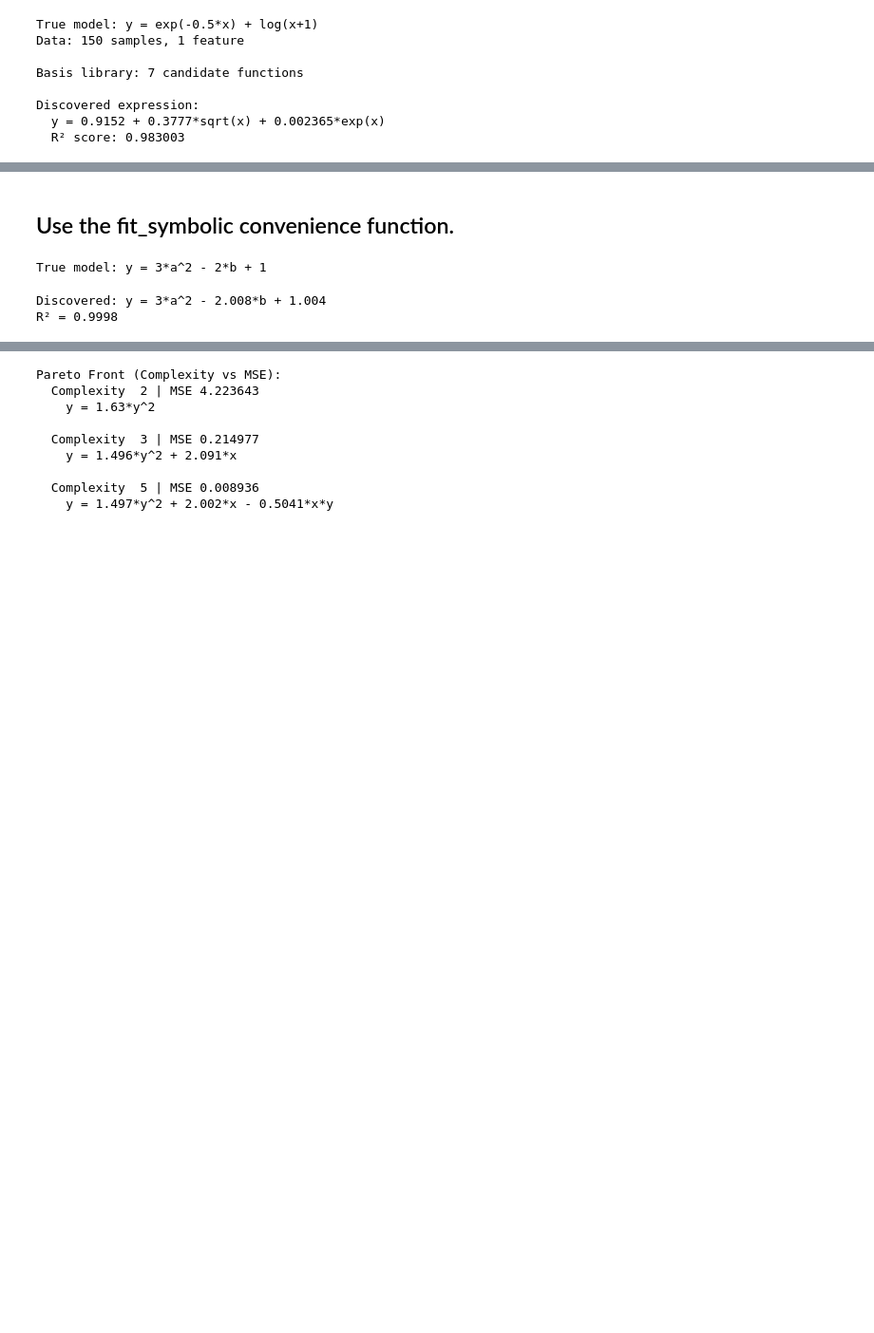
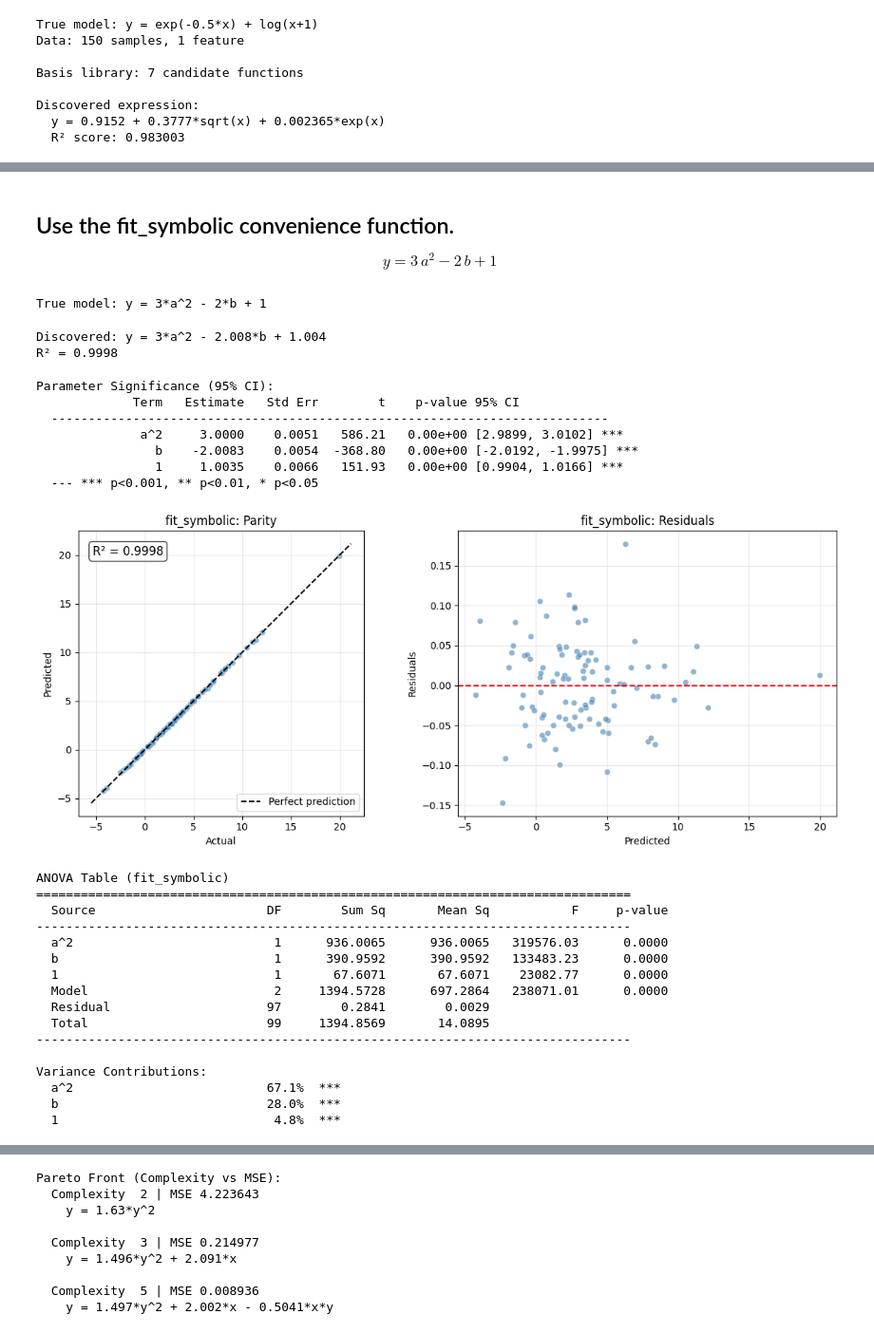
Before and after one commit to jkitchin/jaxsr, a Jupyter notebook: docs/examples/basic_usage.ipynb, the cells around one changed output, grey strips where cells are left out. Shown at 95% size. Saved outputs shown, nothing was run; the diff lists cells and outputs as text; code cells hidden in the pictures; blank space fills up the shorter version.

```diff
--- a/docs/examples/basic_usage.ipynb
+++ b/docs/examples/basic_usage.ipynb
@@ -116,5 +282,7 @@ Discovered expression:
 # %% [markdown]
 ## Use the fit_symbolic convenience function.
+
+$$y = 3\,a^2 - 2\,b + 1$$
 # %%
 # Generate data
 np.random.seed(42)
@@ -139,5 +307,83 @@ print(f"R² = {model.score(jnp.array(X), jnp.array(y)):.4f}")
 True model: y = 3*a^2 - 2*b + 1
 Discovered: y = 3*a^2 - 2.008*b + 1.004
 R² = 0.9998
+# %%
+# Parameter significance, diagnostics, and ANOVA
+intervals = model.coefficient_intervals(alpha=0.05)
+X_fit, y_fit = jnp.array(X), jnp.array(y)
+n_obs, k_terms = len(np.asarray(y_fit)), len(model.selected_features_)
+df_resid = n_obs - k_terms
+
+print("Parameter Significance (95% CI):")
+print(f"  {'Term':>15s} {'Estimate':>10s} {'Std Err':>9s} {'t':>8s} {'p-value':>10s} 95% CI")
+print("  " + "-" * 75)
+for name, (est, lo, hi, se) in intervals.items():
+    t_val = est / se if abs(se) > 1e-15 else float("inf")
+    p_val = float(2 * (1 - sp_stats.t.cdf(abs(t_val), df_resid))) if df_resid > 0 else 0.0
+    sig = "***" if p_val < 0.001 else ("**" if p_val < 0.01 else ("*" if p_val < 0.05 else ""))
+    print(f"  {name:>15s} {est:10.4f} {se:9.4f} {t_val:8.2f} {p_val:10.2e} [{lo:.4f}, {hi:.4f}] {sig}")
+print("  --- *** p<0.001, ** p<0.01, * p<0.05")
+
+y_pred = model.predict(X_fit)
+fig, axes = plt.subplots(1, 2, figsize=(12, 5))
+plot_parity(y_fit, y_pred, ax=axes[0], title="fit_symbolic: Parity")
+residuals = np.array(y_fit - y_pred)
+axes[1].scatter(np.array(y_pred), residuals, alpha=0.6, c="steelblue", edgecolors="white", linewidth=0.5)
+axes[1].axhline(y=0, color="r", linestyle="--")
+axes[1].set_xlabel("Predicted")
+axes[1].set_ylabel("Residuals")
+axes[1].set_title("fit_symbolic: Residuals")
+axes[1].grid(True, alpha=0.3)
+plt.tight_layout()
+plt.show()
+
+anova_result = anova(model)
+summary_sources = {"Model", "Residual", "Total"}
+print("\nANOVA Table (fit_symbolic)")
+print("=" * 80)
+print(f"  {'Source':25s}  {'DF':>4}  {'Sum Sq':>12}  {'Mean Sq':>12}  {'F':>10}  {'p-value':>10}")
+print("-" * 80)
+for row in anova_result.rows:
+    f_str = f"{row.f_value:10.2f}" if row.f_value is not None else "          "
+    p_str = f"{row.p_value:10.4f}" if row.p_value is not None else "          "
+    print(f"  {row.source:25s}  {row.df:4d}  {row.sum_sq:12.4f}  {row.mean_sq:12.4f}  {f_str}  {p_str}")
+print("-" * 80)
+term_rows = [r for r in anova_result.rows if r.source not in summary_sources]
+if term_rows:
+    model_ss = sum(r.sum_sq for r in term_rows)
+    print("\nVariance Contributions:")
+    for row in term_rows:
+        pct = 100 * row.sum_sq / model_ss if model_ss > 0 else 0
+        sig = (
+            "***" if row.p_value is not None and row.p_value < 0.001 else (
+            "**" if row.p_value is not None and row.p_value < 0.01 else (
+            "*" if row.p_value is not None and row.p_value < 0.05 else ""))
+        )
+        print(f"  {row.source:25s}  {pct:6.1f}%  {sig}")
+# %% [output]
+Parameter Significance (95% CI):
+             Term   Estimate   Std Err        t    p-value 95% CI
+  ---------------------------------------------------------------------------
+              a^2     3.0000    0.0051   586.21   0.00e+00 [2.9899, 3.0102] ***
+                b    -2.0083    0.0054  -368.80   0.00e+00 [-2.0192, -1.9975] ***
+                1     1.0035    0.0066   151.93   0.00e+00 [0.9904, 1.0166] ***
+  --- *** p<0.001, ** p<0.01, * p<0.05
+[figure, added]
+ANOVA Table (fit_symbolic)
+================================================================================
+  Source                       DF        Sum Sq       Mean Sq           F     p-value
+--------------------------------------------------------------------------------
+  a^2                           1      936.0065      936.0065   319576.03      0.0000
+  b                             1      390.9592      390.9592   133483.23      0.0000
+  1                             1       67.6071       67.6071    23082.77      0.0000
+  Model                         2     1394.5728      697.2864   238071.01      0.0000
+  Residual                     97        0.2841        0.0029
+  Total                        99     1394.8569       14.0895
+--------------------------------------------------------------------------------
+
+Variance Contributions:
+  a^2                          67.1%  ***
+  b                            28.0%  ***
+  1                             4.8%  ***
 # %% [markdown]
 ## Explore the Pareto front of complexity vs accuracy.
```
Also changed, not shown: parts of 6 cells of this notebook, 6 other files.
